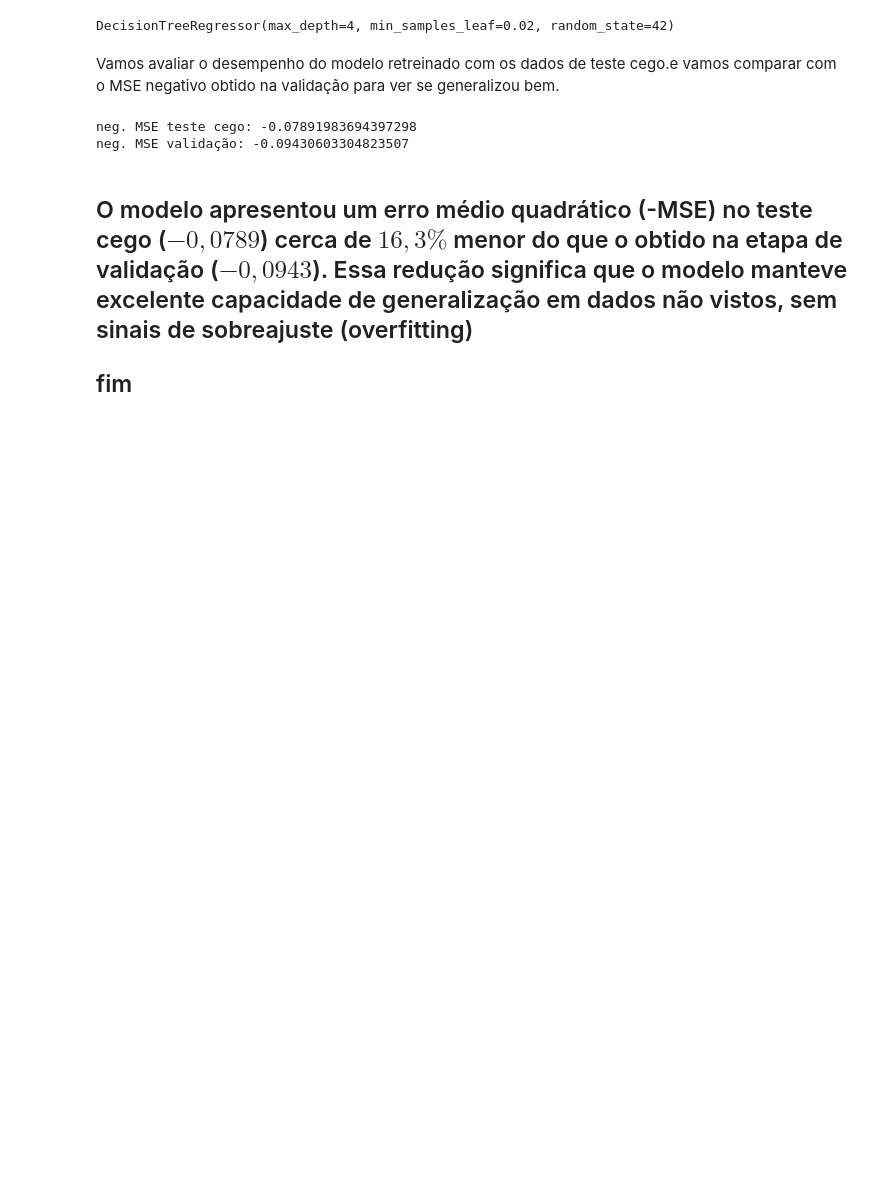
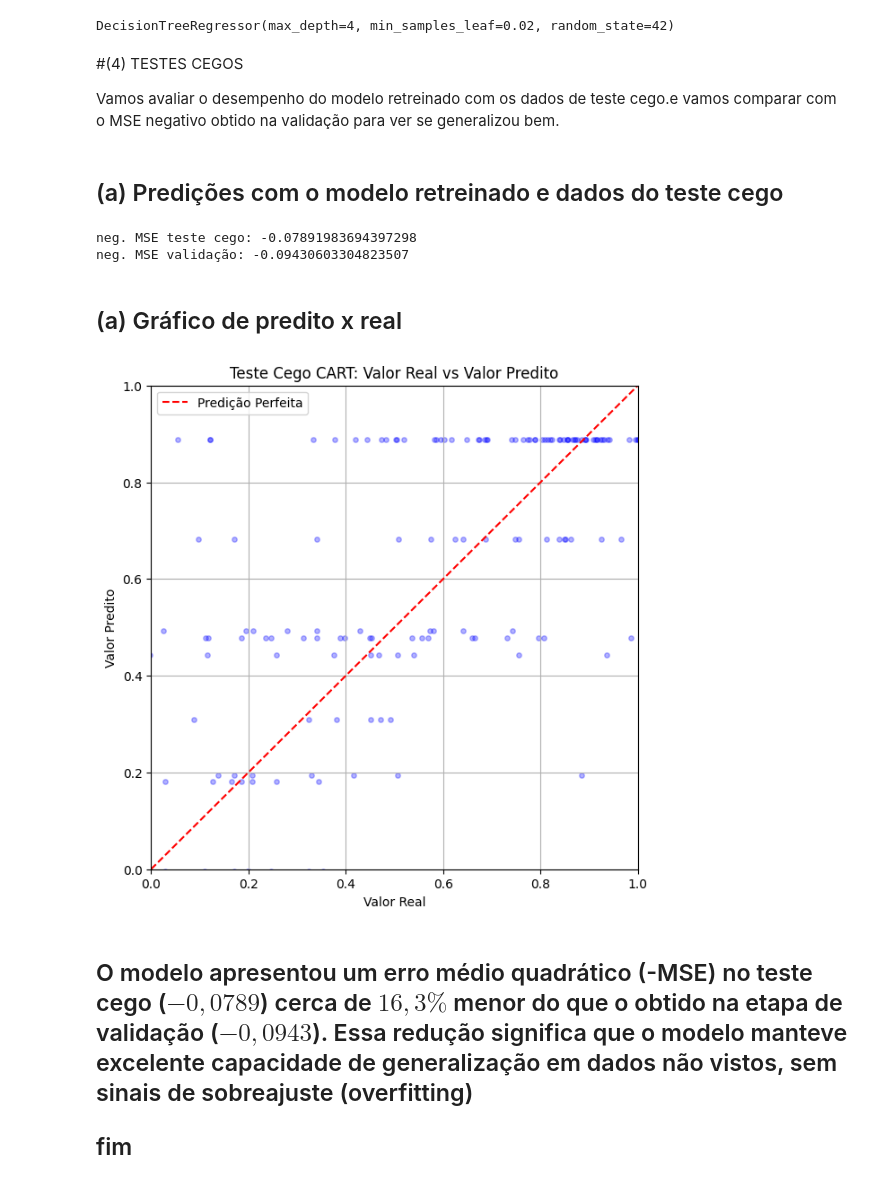
Before and after one commit to tacla/Sistemas-Inteligentes, a Jupyter notebook: CART/Regressor_Valid_Cruzada_CART.ipynb, the cells around one changed output. Cells and saved outputs as stored; diff of their text form; code cells hidden in the pictures; blank space fills up the shorter version.

```diff
--- a/CART/Regressor_Valid_Cruzada_CART.ipynb
+++ b/CART/Regressor_Valid_Cruzada_CART.ipynb
@@ -345,15 +352,38 @@ chosen_model.fit(X.reshape(-1, 1), y_noisy)
 # %% [output]
 DecisionTreeRegressor(max_depth=4, min_samples_leaf=0.02, random_state=42)
 # %% [markdown]
+#(4) TESTES CEGOS
+
 Vamos avaliar o desempenho do modelo retreinado com os dados de teste cego.e vamos comparar com o MSE negativo obtido na validação para ver se generalizou bem.
+# %% [markdown]
+## (a) Predições com o modelo retreinado e dados do teste cego
 # %%
-y_pred = chosen_model.predict(X_blind_test.reshape(-1,1))
-mse = mean_squared_error(y_blind_test, y_pred)
+y_pred_blind = chosen_model.predict(X_blind_test.reshape(-1,1))
+mse = mean_squared_error(y_blind_test, y_pred_blind)
 print(f"neg. MSE teste cego: {-mse}")
 print(f"neg. MSE validação: {vld_scores[chosen_par][chosen_model_idx]}")
 # %% [output]
 neg. MSE teste cego: -0.07891983694397298
 neg. MSE validação: -0.09430603304823507
+# %% [markdown]
+## (a) Gráfico de predito x real
+# %%
+plt.figure(figsize=(7, 7))
+plt.scatter(y_blind_test, y_pred_blind, alpha=0.3, color='blue', s=15)
+
+# Linha de referência perfeita (y_real = y_pred)
+plt.plot([0, 1], [0, 1], color='red', linestyle='--', label='Predição Perfeita')
+
+plt.xlabel('Valor Real')
+plt.ylabel('Valor Predito')
+plt.title('Teste Cego CART: Valor Real vs Valor Predito')
+plt.xlim([0, 1])
+plt.ylim([0, 1])
+plt.grid(True)
+plt.legend()
+plt.show()
+# %% [output]
+[figure, added]
 # %% [markdown]
 O modelo apresentou um erro médio quadrático (-MSE) no teste cego ($-0,0789$) cerca de $16,3\%$ menor do que o obtido na etapa de validação ($-0,0943$). Essa redução significa que o modelo manteve excelente capacidade de generalização em dados não vistos, sem sinais de sobreajuste (overfitting)
 ---
```
Also changed, not shown: parts of 11 cells of this notebook.
